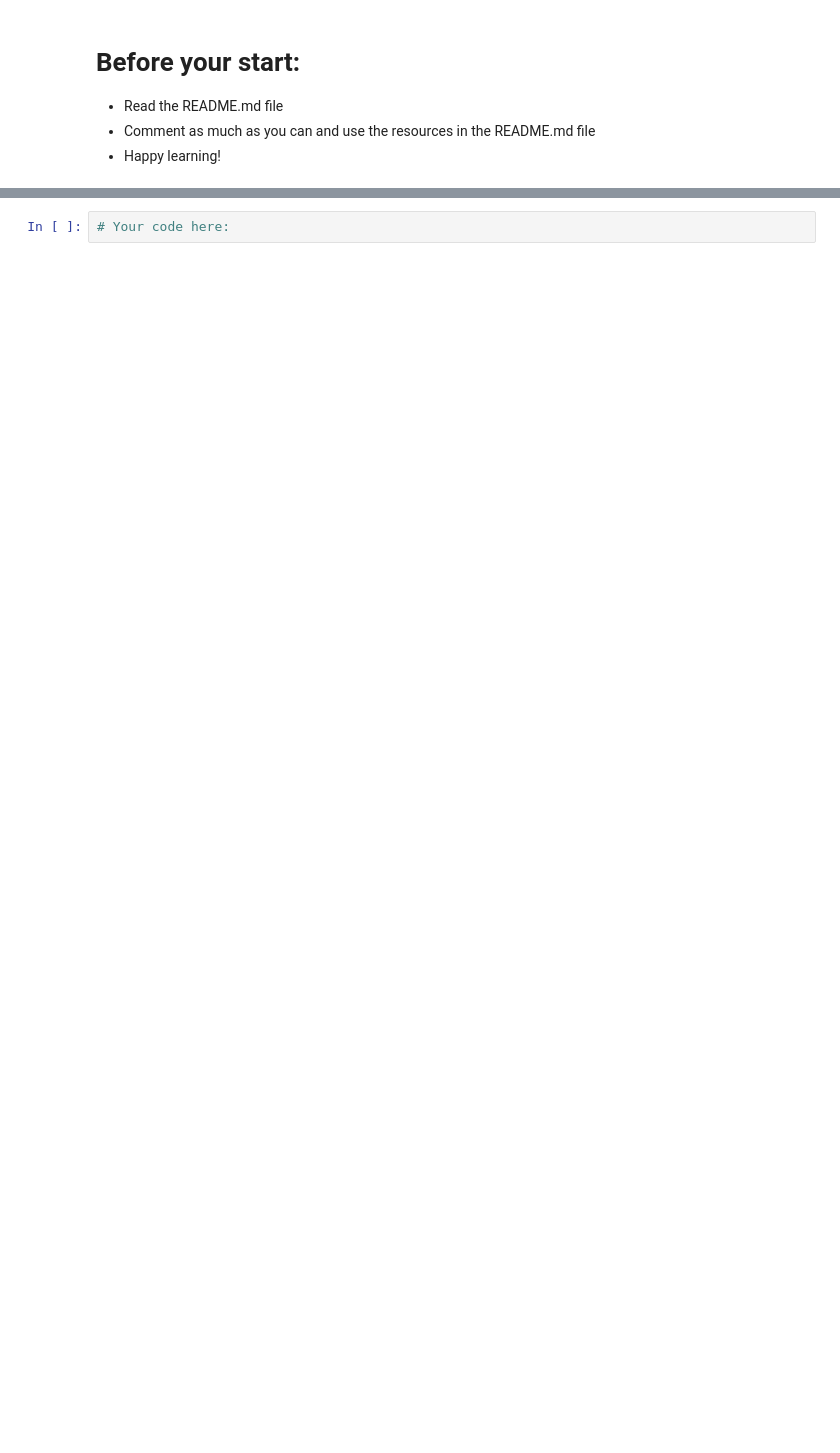
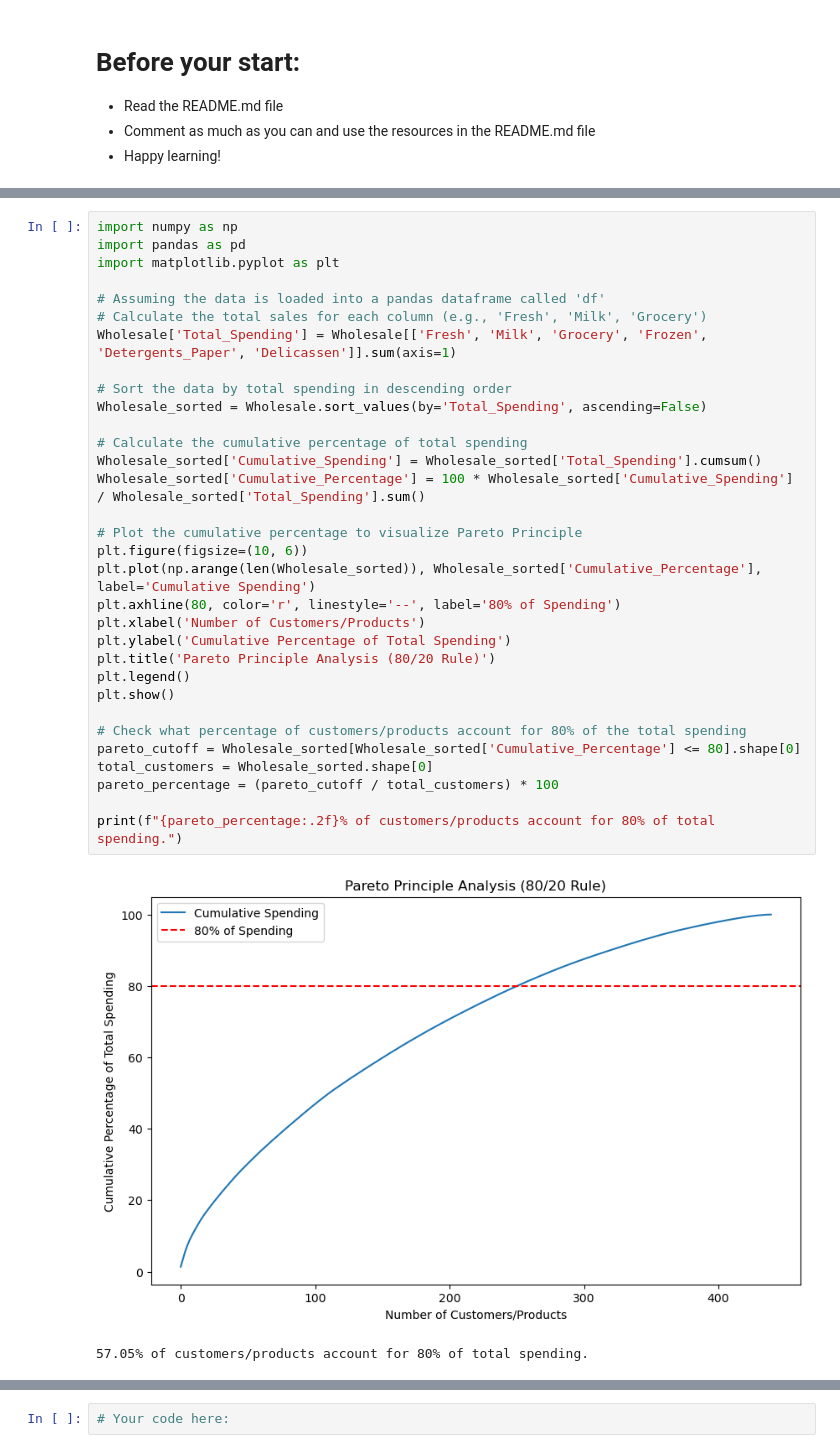
Before and after one commit to ironhack-labs/lab-supervised-learning-en, a Jupyter notebook: your-code/main.ipynb, the cells around one changed output, grey strips where cells are left out. Cells and saved outputs as stored; diff of their text form; blank space fills up the shorter version.

```diff
--- a/your-code/main.ipynb
+++ b/your-code/main.ipynb
@@ -818,0 +128,35 @@ finally, import `confusion_matrix` and `accuracy_score` from `sklearn.metrics` a
+# %%
+import numpy as np
+import pandas as pd
+import matplotlib.pyplot as plt
+
+# Assuming the data is loaded into a pandas dataframe called 'df'
+# Calculate the total sales for each column (e.g., 'Fresh', 'Milk', 'Grocery')
+Wholesale['Total_Spending'] = Wholesale[['Fresh', 'Milk', 'Grocery', 'Frozen', 'Detergents_Paper', 'Delicassen']].sum(axis=1)
+
+# Sort the data by total spending in descending order
+Wholesale_sorted = Wholesale.sort_values(by='Total_Spending', ascending=False)
+
+# Calculate the cumulative percentage of total spending
+Wholesale_sorted['Cumulative_Spending'] = Wholesale_sorted['Total_Spending'].cumsum()
+Wholesale_sorted['Cumulative_Percentage'] = 100 * Wholesale_sorted['Cumulative_Spending'] / Wholesale_sorted['Total_Spending'].sum()
+
+# Plot the cumulative percentage to visualize Pareto Principle
+plt.figure(figsize=(10, 6))
+plt.plot(np.arange(len(Wholesale_sorted)), Wholesale_sorted['Cumulative_Percentage'], label='Cumulative Spending')
+plt.axhline(80, color='r', linestyle='--', label='80% of Spending')
+plt.xlabel('Number of Customers/Products')
+plt.ylabel('Cumulative Percentage of Total Spending')
+plt.title('Pareto Principle Analysis (80/20 Rule)')
+plt.legend()
+plt.show()
+
+# Check what percentage of customers/products account for 80% of the total spending
+pareto_cutoff = Wholesale_sorted[Wholesale_sorted['Cumulative_Percentage'] <= 80].shape[0]
+total_customers = Wholesale_sorted.shape[0]
+pareto_percentage = (pareto_cutoff / total_customers) * 100
+
+print(f"{pareto_percentage:.2f}% of customers/products account for 80% of total spending.")
+# %% [output]
+[figure, added]
+57.05% of customers/products account for 80% of total spending.
```
Also changed, not shown: parts of 119 cells of this notebook.
